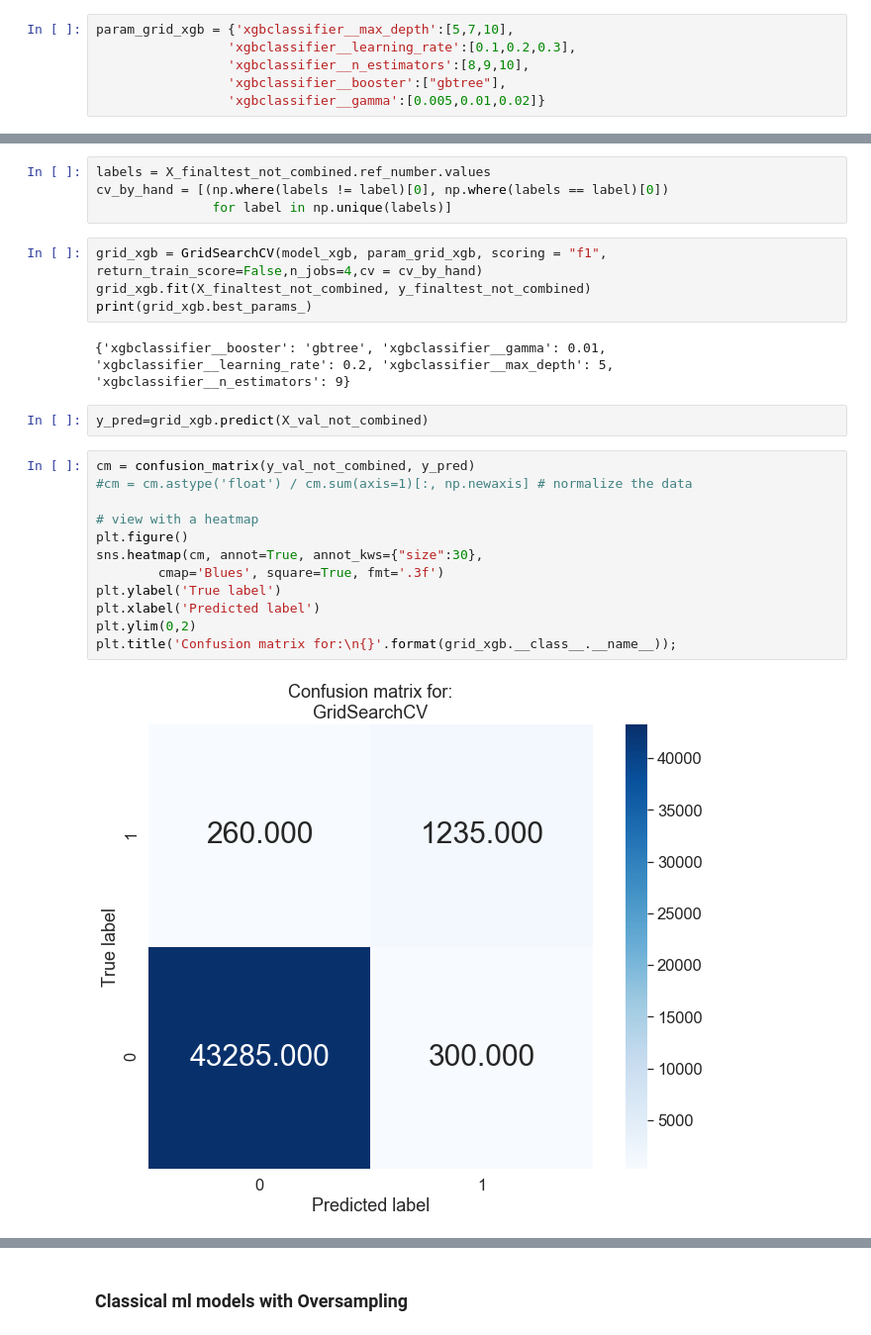
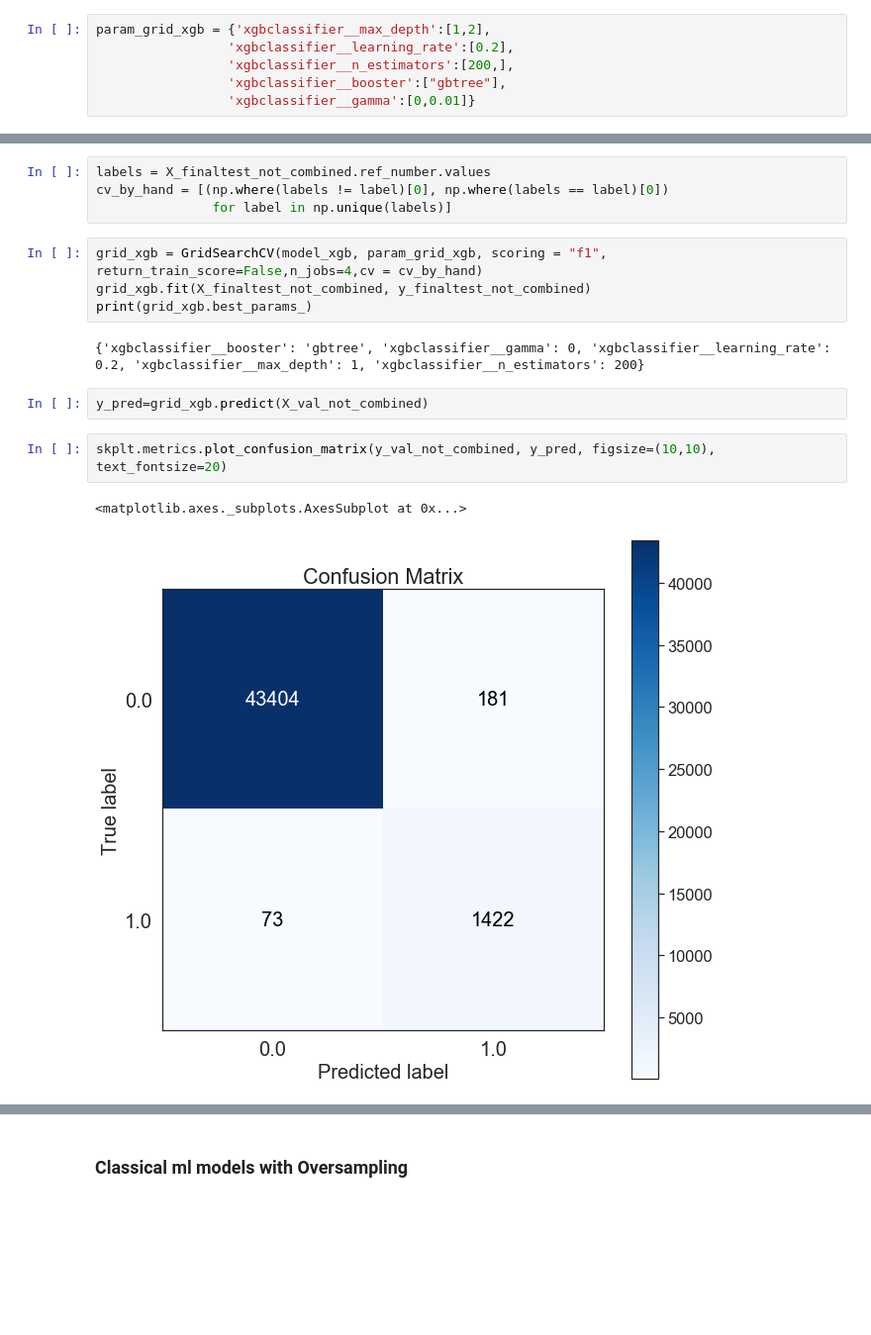
Before and after one commit to Karsten-Yan/ky-nf-capstone, a Jupyter notebook: 2_Predictive_Modelling.ipynb, the cells around one changed output, grey strips where cells are left out. Shown at 99% size. Saved outputs shown, nothing was run; the diff lists cells and outputs as text; blank space fills up the shorter version.

```diff
--- a/2_Predictive_Modelling.ipynb
+++ b/2_Predictive_Modelling.ipynb
@@ -241,11 +253,11 @@ model_selection_plot(results_s, names_s)
 # %% [markdown]
 #### xgb gridsearch
 # %%
-param_grid_xgb = {'xgbclassifier__max_depth':[5,7,10],
-                 'xgbclassifier__learning_rate':[0.1,0.2,0.3],
-                 'xgbclassifier__n_estimators':[8,9,10],
+param_grid_xgb = {'xgbclassifier__max_depth':[1,2],
+                 'xgbclassifier__learning_rate':[0.2],
+                 'xgbclassifier__n_estimators':[200,],
                  'xgbclassifier__booster':["gbtree"],
-                 'xgbclassifier__gamma':[0.005,0.01,0.02]}
+                 'xgbclassifier__gamma':[0,0.01]}
 # %%
 xgb_clf = XGBClassifier(n_jobs=4,random_state=seed)
 model_xgb = make_pipeline(preprocessor_not_combined,xgb_clf)
@@ -258,23 +270,14 @@ grid_xgb = GridSearchCV(model_xgb, param_grid_xgb, scoring = "f1", return_train_
 grid_xgb.fit(X_finaltest_not_combined, y_finaltest_not_combined)
 print(grid_xgb.best_params_)
 # %% [output]
-{'xgbclassifier__booster': 'gbtree', 'xgbclassifier__gamma': 0.01, 'xgbclassifier__learning_rate': 0.2, 'xgbclassifier__max_depth': 5, 'xgbclassifier__n_estimators': 9}
+{'xgbclassifier__booster': 'gbtree', 'xgbclassifier__gamma': 0, 'xgbclassifier__learning_rate': 0.2, 'xgbclassifier__max_depth': 1, 'xgbclassifier__n_estimators': 200}
 # %%
 y_pred=grid_xgb.predict(X_val_not_combined)
-# %%
-cm = confusion_matrix(y_val_not_combined, y_pred)
-#cm = cm.astype('float') / cm.sum(axis=1)[:, np.newaxis] # normalize the data
-
-# view with a heatmap
-plt.figure()
-sns.heatmap(cm, annot=True, annot_kws={"size":30},
-        cmap='Blues', square=True, fmt='.3f')
-plt.ylabel('True label')
-plt.xlabel('Predicted label')
-plt.ylim(0,2)
-plt.title('Confusion matrix for:\n{}'.format(grid_xgb.__class__.__name__));
-# %% [output]
-[figure, removed]
+# %%
+skplt.metrics.plot_confusion_matrix(y_val_not_combined, y_pred, figsize=(10,10), text_fontsize=20)
+# %% [output]
+<matplotlib.axes._subplots.AxesSubplot at 0x...>
+[figure, added]
 # %%
 print(classification_report(y_val_not_combined,y_pred))
 # %% [output]
```
Also changed, not shown: parts of 89 cells of this notebook, 3 other files.
